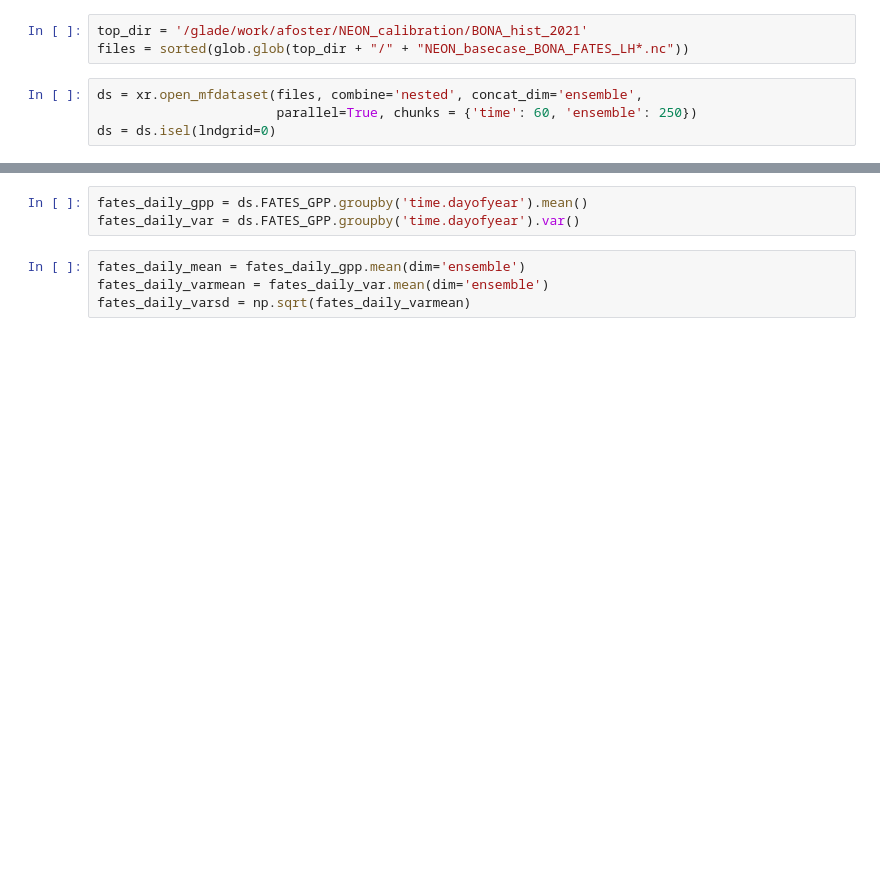
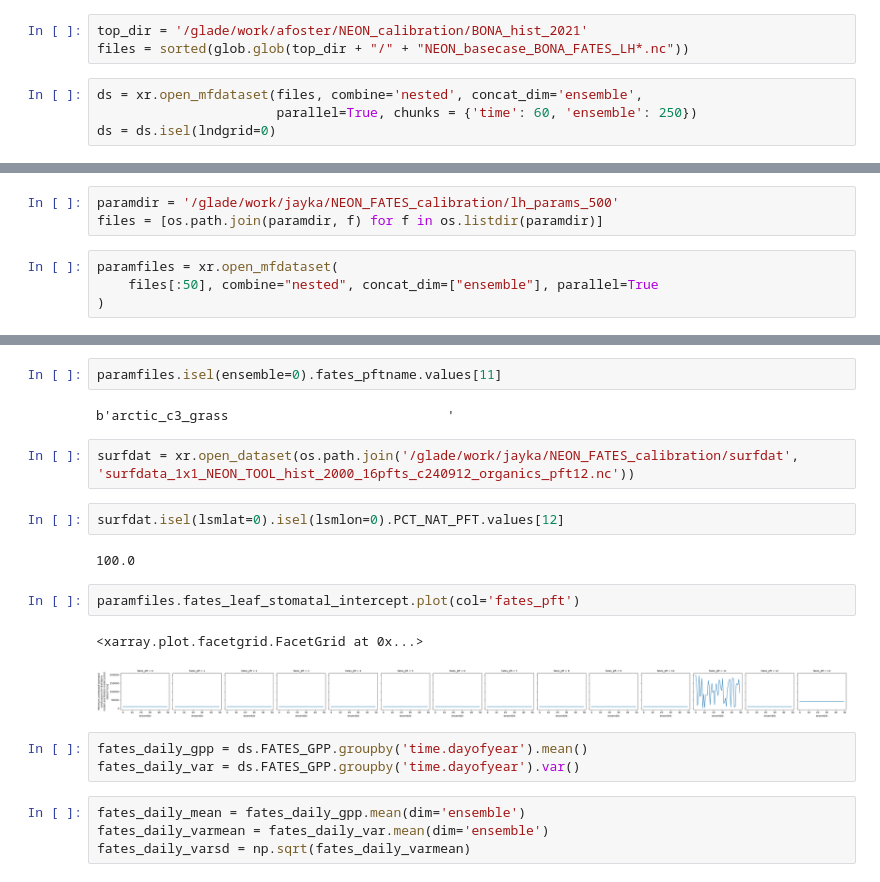
Before and after one commit to adrifoster/fates_calibration_library, a Jupyter notebook: notebooks/old_notebooks/NEON_Calibration.ipynb, the cells around one changed output, grey strips where cells are left out. Cells and saved outputs as stored; diff of their text form; blank space fills up the shorter version.

```diff
--- a/notebooks/old_notebooks/NEON_Calibration.ipynb
+++ b/notebooks/old_notebooks/NEON_Calibration.ipynb
@@ -250,0 +254,7 @@ ds = ds.isel(lndgrid=0)
+# %%
+paramdir = '/glade/work/jayka/NEON_FATES_calibration/lh_params_500'
+files = [os.path.join(paramdir, f) for f in os.listdir(paramdir)]
+# %%
+paramfiles = xr.open_mfdataset(
+    files[:50], combine="nested", concat_dim=["ensemble"], parallel=True
+)
@@ -251,3 +281,18 @@ ds = ds.isel(lndgrid=0)
+# %%
+paramfiles.isel(ensemble=0).fates_pftname.values[11]
+# %% [output]
+b'arctic_c3_grass                            '
+# %%
+surfdat = xr.open_dataset(os.path.join('/glade/work/jayka/NEON_FATES_calibration/surfdat', 'surfdata_1x1_NEON_TOOL_hist_2000_16pfts_c240912_organics_pft12.nc'))
+# %%
+surfdat.isel(lsmlat=0).isel(lsmlon=0).PCT_NAT_PFT.values[12]
+# %% [output]
+100.0
+# %%
+paramfiles.fates_leaf_stomatal_intercept.plot(col='fates_pft')
+# %% [output]
+<xarray.plot.facetgrid.FacetGrid at 0x...>
+[figure, added]
 # %%
 fates_daily_gpp = ds.FATES_GPP.groupby('time.dayofyear').mean()
 fates_daily_var = ds.FATES_GPP.groupby('time.dayofyear').var()
```
Also changed, not shown: parts of 8 cells of this notebook, 17 other files.
